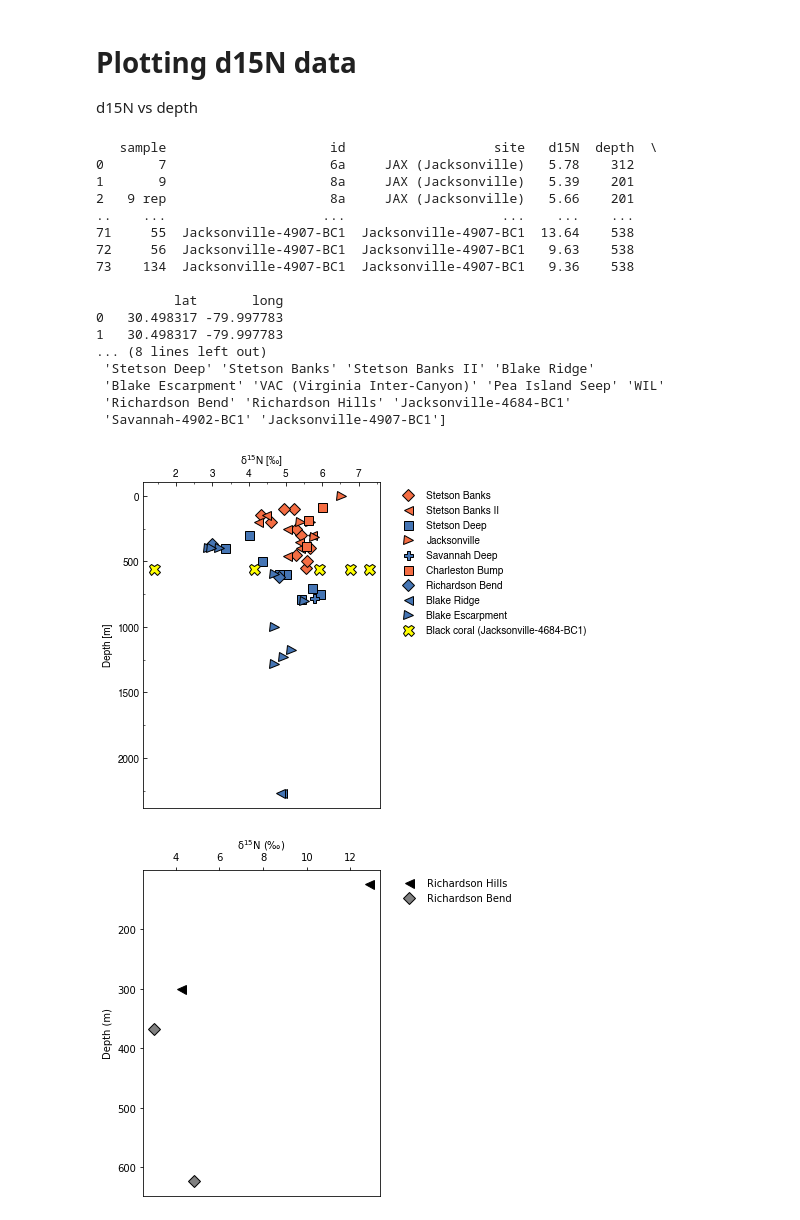
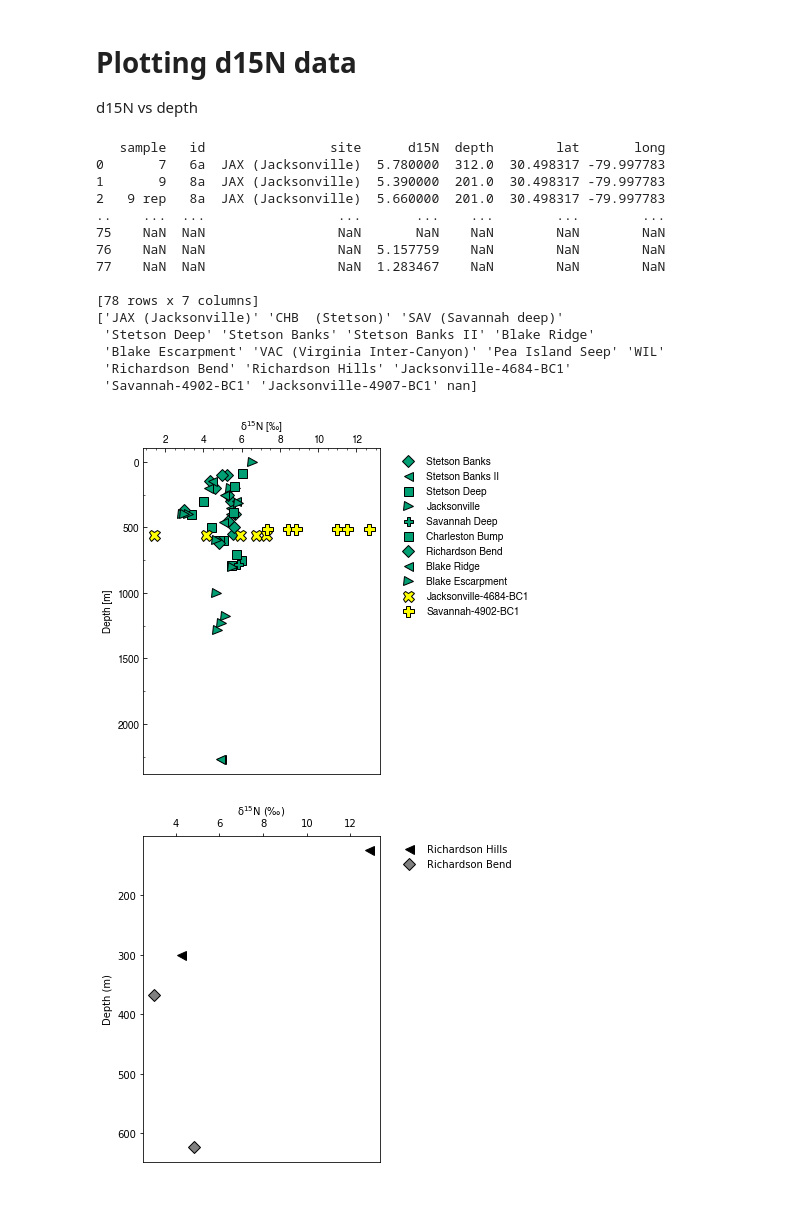
Before and after one commit to johntamu/seus-python, a Jupyter notebook: Cruise nutrient data.ipynb, the cells around one changed output. Saved outputs shown, nothing was run; the diff lists cells and outputs as text; code cells hidden in the pictures.

```diff
--- a/Cruise nutrient data.ipynb
+++ b/Cruise nutrient data.ipynb
@@ -836,29 +884,28 @@ blake = no3[no3.site == 'Blake Escarpment']
 bend = no3[no3.site == 'Richardson Bend']
 jack4907 = no3[no3.site == 'Jacksonville-4907-BC1']
 jack4684 = no3[no3.site == 'Jacksonville-4684-BC1']
+sav4902 = no3[no3.site == 'Savannah-4902-BC1']
 
 hills = no3[no3.site == 'Richardson Hills']
 # hills = hills[hills['d15N'] < 10]
 
 vac = no3[no3.site == 'VAC (Virginia Inter-Canyon)']
 # %% [output]
-   sample                     id                   site   d15N  depth  \
-0       7                     6a     JAX (Jacksonville)   5.78    312
-1       9                     8a     JAX (Jacksonville)   5.39    201
-2   9 rep                     8a     JAX (Jacksonville)   5.66    201
-..    ...                    ...                    ...    ...    ...
-71     55  Jacksonville-4907-BC1  Jacksonville-4907-BC1  13.64    538
-72     56  Jacksonville-4907-BC1  Jacksonville-4907-BC1   9.63    538
-73    134  Jacksonville-4907-BC1  Jacksonville-4907-BC1   9.36    538
+   sample   id                site      d15N  depth        lat       long
+0       7   6a  JAX (Jacksonville)  5.780000  312.0  30.498317 -79.997783
+1       9   8a  JAX (Jacksonville)  5.390000  201.0  30.498317 -79.997783
+2   9 rep   8a  JAX (Jacksonville)  5.660000  201.0  30.498317 -79.997783
+..    ...  ...                 ...       ...    ...        ...        ...
+75    NaN  NaN                 NaN       NaN    NaN        NaN        NaN
+76    NaN  NaN                 NaN  5.157759    NaN        NaN        NaN
+77    NaN  NaN                 NaN  1.283467    NaN        NaN        NaN
 
-          lat       long
-0   30.498317 -79.997783
-1   30.498317 -79.997783
-... (8 lines left out)
+[78 rows x 7 columns]
+['JAX (Jacksonville)' 'CHB  (Stetson)' 'SAV (Savannah deep)'
  'Stetson Deep' 'Stetson Banks' 'Stetson Banks II' 'Blake Ridge'
  'Blake Escarpment' 'VAC (Virginia Inter-Canyon)' 'Pea Island Seep' 'WIL'
  'Richardson Bend' 'Richardson Hills' 'Jacksonville-4684-BC1'
- 'Savannah-4902-BC1' 'Jacksonville-4907-BC1']
+ 'Savannah-4902-BC1' 'Jacksonville-4907-BC1' nan]
 # %%
 mpl.rc('font',family='Helvetica')
 fig = plt.figure(figsize = (4.25,6))
@@ -873,13 +920,13 @@ width = 0
 size = 9
 
 col1 = '#d73027'
-col2 = '#f46d43'
+col2 = '#009E73' # #f46d43
 col3 = '#fdae61'
 col4 = '#fee090'
 col5 = '#e0f3f8'
 col6 = '#abd9e9'
 col7 = '#74add1'
-col8 = '#4575b4'
+col8 = '#009E73' # #4575b4
 col9 = '#313695'
 
 plt.plot(x, y, data=stet_banks, marker='D', markerfacecolor=col2, label = 'Stetson Banks', markeredgecolor = 'black', markersize = size, color = 'black', linewidth = width)
@@ -887,35 +934,36 @@ plt.plot(x, y, data=stet_banks2, marker='<', markerfacecolor=col2, label = 'Stet
 plt.plot(x, y, data=stet_deep, marker='s', markerfacecolor=col8, label = 'Stetson Deep', markeredgecolor = 'black', markersize = size, color = 'black', linewidth = width)
 plt.plot(x, y, data=jax, marker='>', markerfacecolor=col2, label = 'Jacksonville', markeredgecolor = 'black', markersize = size, color = 'black', linewidth = width)
 plt.plot(x, y, data=sav, marker='P', markerfacecolor=col8, label = 'Savannah Deep', markeredgecolor = 'black', markersize = size, color = 'black', linewidth = width)
 plt.plot(x, y, data=chb, marker='s', markerfacecolor=col2, label = 'Charleston Bump', markeredgecolor = 'black', markersize = size, color = 'black', linewidth = width)
 plt.plot(x, y, data=bend, marker='D', markerfacecolor=col8, label = 'Richardson Bend', markeredgecolor = 'black', markersize = size, color = 'black', linewidth = width)
 plt.plot(x, y, data=ridge, marker='<', markerfacecolor=col8, label = 'Blake Ridge', markeredgecolor = 'black', markersize = size, color = 'black', linewidth = width)
 plt.plot(x, y, data=blake, marker='>', markerfacecolor=col8, label = 'Blake Escarpment', markeredgecolor = 'black', markersize = size, color = 'black', linewidth = width)
-plt.plot(x, y, data=jack4684, marker='X', markerfacecolor='yellow', label = 'Black coral (Jacksonville-4684-BC1)', markeredgecolor = 'black', markersize = 11, color = 'black', linewidth = width)
+plt.plot(x, y, data=jack4684, marker='X', markerfacecolor='yellow', label = 'Jacksonville-4684-BC1', markeredgecolor = 'black', markersize = 11, color = 'black', linewidth = width)
+plt.plot(x, y, data=sav4902, marker='P', markerfacecolor='yellow', label = 'Savannah-4902-BC1', markeredgecolor = 'black', markersize = 11, color = 'black', linewidth = width)
 
 
 # Draw x label
 ax.xaxis.set_label_position('top') # this moves the label to the top
 ax.xaxis.set_ticks_position('top') # this moves the ticks to the top
 ax.set_xlabel(r'$\mathrm{\delta}^{15}$N ['u"\u2030]")
 
 # Draw y label
 ax.set_ylim(ax.get_ylim()[::-1])
 ax.set_ylabel('Depth [m]')
 
 xminor = 0.5
 yminor = 250
 ax.xaxis.set_minor_locator(MultipleLocator(xminor))
 ax.yaxis.set_minor_locator(MultipleLocator(yminor))
 ax.tick_params(direction='in', which = 'both')
 
 plt.legend(bbox_to_anchor=(1.04,1), loc="best", frameon = False)
 
 plt.savefig('ctd-d15N.png', dpi = 300, bbox_inches='tight')
 
 plt.show()
 # %% [output]
-[figure, old version]
+[figure, new version]
 # %%
 fig = plt.figure(figsize = (4.25,6))
 ax = fig.add_subplot(111)
```
Also changed, not shown: parts of 5 cells of this notebook, 6 other files.
